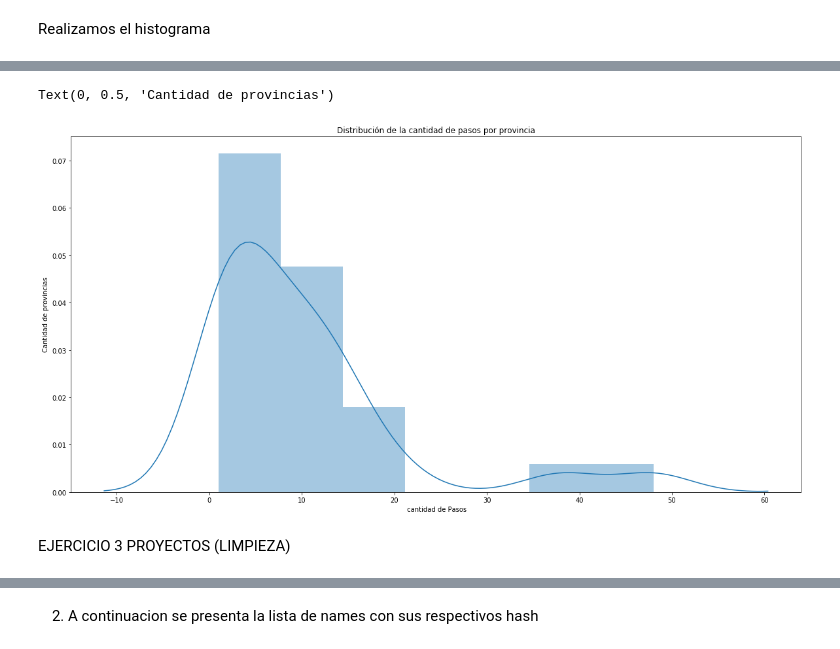
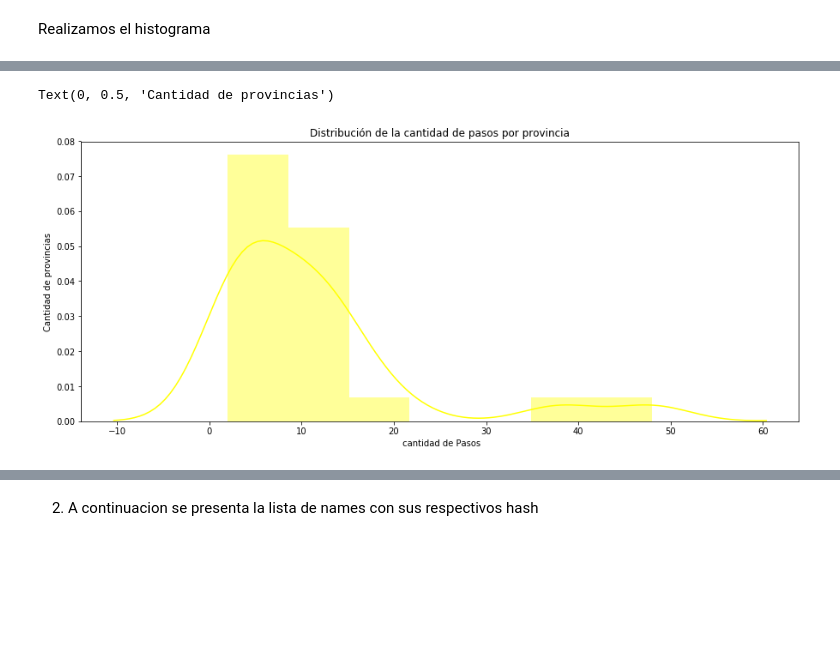
Before and after one commit to leoeugelaura/Analisis-y-Curacion-de-datos, a Jupyter notebook: Prácticopasos.ipynb, the cells around one changed output, grey strips where cells are left out. Drawn from its saved outputs; the diff is of its cells as text; code cells hidden in the pictures; blank space fills up the shorter version.

```diff
--- a/Prácticopasos.ipynb
+++ b/Prácticopasos.ipynb
@@ -33,0 +10,10 @@ data.head(10)
+# %%
+import sys
+in_colab = 'google.colab' in sys.modules
+
+if in_colab:
+  Direccion = "https://github.com/DiploDatos/AnalisisYCuracion/raw/master/"
+else:
+  Direccion = ".."
+if 'ftfy' not in sys.modules:
+    !pip install ftfy
@@ -34 +29,3 @@ data.head(10)
+# %%
+datapasos = pandas.read_json(Direccion + "/input/pasos.json")
 # %%
@@ -64,0 +82,5 @@ Realizamos el histograma
+# %%
+coord = datapasos['location'].apply(pandas.Series)
+coord = coord.rename(columns = lambda x : 'coord_' + str(x))
+datapasos = pandas.concat([datapasos[:], coord[:]], axis=1)
+datapasos[coord.duplicated(keep=False)]
@@ -64,0 +134,5 @@ Realizamos el histograma
+# %%
+datapasos2 = datapasos[datapasos.province != 'AEROPUERTO INTERNACIONAL PILOTO CIVIL NORBERTO FERNANDEZ']
+
+datapasos2 = datapasos2.replace({'NEUQUEN': 'Neuquen', 'Córdoba': 'Cordoba'})
+datapasos2.province.describe()
@@ -65,11 +166,9 @@ Realizamos el histograma
 # %%
-plt.figure(figsize=(20,10))
-_ = sns.distplot(data.province.value_counts())
+plt.figure(figsize=(15,6))
+_ = sns.distplot(datapasos2.province.value_counts(), color='YELLOW')
 _ = plt.title('Distribución de la cantidad de pasos por provincia')
 plt.xlabel(" cantidad de Pasos")
 plt.ylabel("Cantidad de provincias")
 # %% [output]
 Text(0, 0.5, 'Cantidad de provincias')
-[figure, old version]
+[figure, new version]
-# %% [markdown]
-EJERCICIO 3 PROYECTOS (LIMPIEZA)
```
Also changed, not shown: parts of 57 cells of this notebook.
